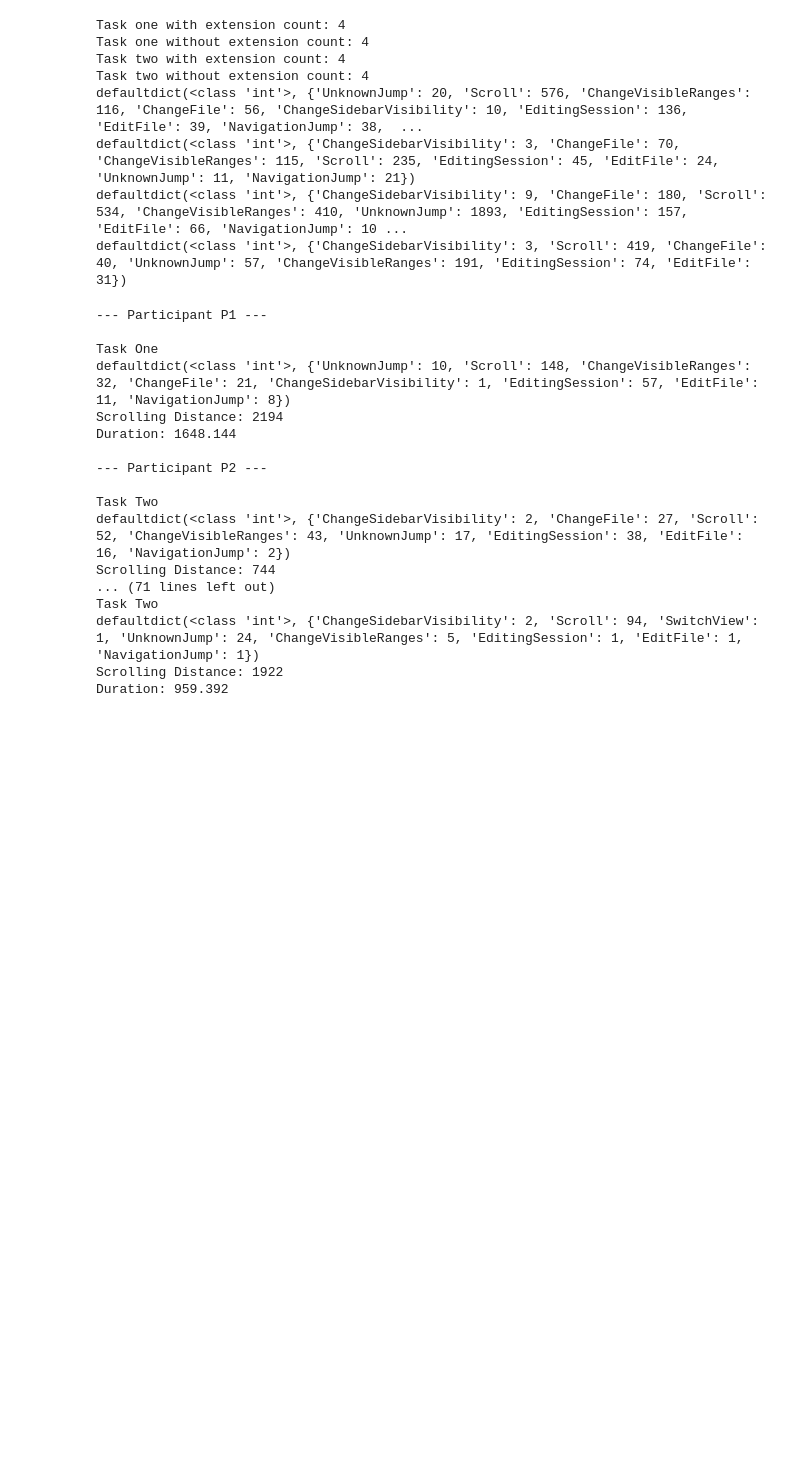
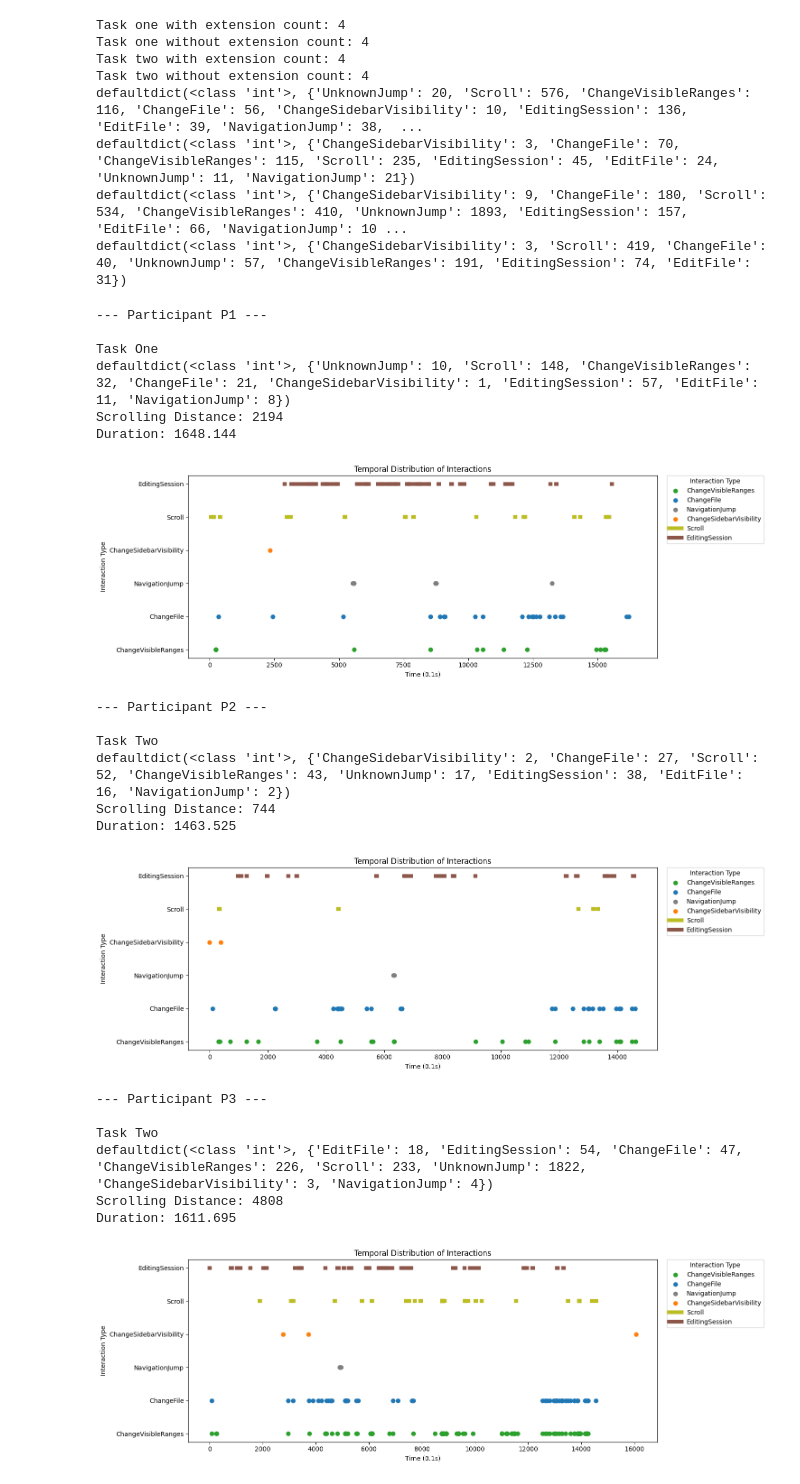
Before and after one commit to RaffaelCH/GrandFileNavigator, a Jupyter notebook: interaction_analysis/interactionAnalysis.ipynb, the cells around one changed output. Drawn from its saved outputs; the diff is of its cells as text; code cells hidden in the pictures; blank space fills up the shorter version.

Commit message:
Work on plotting.

```diff
--- a/interaction_analysis/interactionAnalysis.ipynb
+++ b/interaction_analysis/interactionAnalysis.ipynb
@@ -127,35 +127,43 @@ defaultdict(<class 'int'>, {'ChangeSidebarVisibility': 3, 'ChangeFile': 70, 'Cha
 defaultdict(<class 'int'>, {'ChangeSidebarVisibility': 9, 'ChangeFile': 180, 'Scroll': 534, 'ChangeVisibleRanges': 410, 'UnknownJump': 1893, 'EditingSession': 157, 'EditFile': 66, 'NavigationJump': 10 ...
 defaultdict(<class 'int'>, {'ChangeSidebarVisibility': 3, 'Scroll': 419, 'ChangeFile': 40, 'UnknownJump': 57, 'ChangeVisibleRanges': 191, 'EditingSession': 74, 'EditFile': 31})
 # %%
+from plotting import plot_interactions
+
 for participant in participants:
     print("\n--- Participant " + participant.name + " ---")
 
     if participant.interactionsTaskOne:
         print("\nTask One")
         print(countInteractions(participant.interactionsTaskOne))
         print(f"Scrolling Distance: {getScrollingDistance(participant.interactionsTaskOne)}")
         print(f"Duration: {(participant.interactionsTaskOne[-1]['timeStamp'] - participant.interactionsTaskOne[0]['timeStamp']) / 1000}")
+        plot_interactions(participant.interactionsTaskOne)
 
     if participant.interactionsTaskTwo:
         print("\nTask Two")
         print(countInteractions(participant.interactionsTaskTwo))
         print(f"Scrolling Distance: {getScrollingDistance(participant.interactionsTaskTwo)}")
         print(f"Duration: {(participant.interactionsTaskTwo[-1]['timeStamp'] - participant.interactionsTaskTwo[0]['timeStamp']) / 1000}")
+        plot_interactions(participant.interactionsTaskTwo)
 # %% [output]
 --- Participant P1 ---
 
 Task One
 defaultdict(<class 'int'>, {'UnknownJump': 10, 'Scroll': 148, 'ChangeVisibleRanges': 32, 'ChangeFile': 21, 'ChangeSidebarVisibility': 1, 'EditingSession': 57, 'EditFile': 11, 'NavigationJump': 8})
 Scrolling Distance: 2194
 Duration: 1648.144
-
---- Participant P2 ---
-
-Task Two
-defaultdict(<class 'int'>, {'ChangeSidebarVisibility': 2, 'ChangeFile': 27, 'Scroll': 52, 'ChangeVisibleRanges': 43, 'UnknownJump': 17, 'EditingSession': 38, 'EditFile': 16, 'NavigationJump': 2})
-Scrolling Distance: 744
-... (71 lines left out)
-Task Two
-defaultdict(<class 'int'>, {'ChangeSidebarVisibility': 2, 'Scroll': 94, 'SwitchView': 1, 'UnknownJump': 24, 'ChangeVisibleRanges': 5, 'EditingSession': 1, 'EditFile': 1, 'NavigationJump': 1})
-Scrolling Distance: 1922
-Duration: 959.392
+[figure, added]
+--- Participant P2 ---
+
+Task Two
+defaultdict(<class 'int'>, {'ChangeSidebarVisibility': 2, 'ChangeFile': 27, 'Scroll': 52, 'ChangeVisibleRanges': 43, 'UnknownJump': 17, 'EditingSession': 38, 'EditFile': 16, 'NavigationJump': 2})
+Scrolling Distance: 744
+Duration: 1463.525
+[figure, added]
+--- Participant P3 ---
+
+Task Two
+defaultdict(<class 'int'>, {'EditFile': 18, 'EditingSession': 54, 'ChangeFile': 47, 'ChangeVisibleRanges': 226, 'Scroll': 233, 'UnknownJump': 1822, 'ChangeSidebarVisibility': 3, 'NavigationJump': 4})
+Scrolling Distance: 4808
+Duration: 1611.695
+[figure, added]
```
Also changed, not shown: parts of 3 cells of this notebook, 1 other file.
